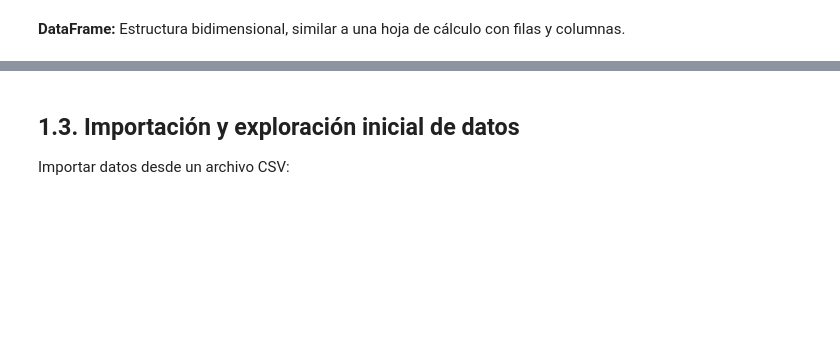
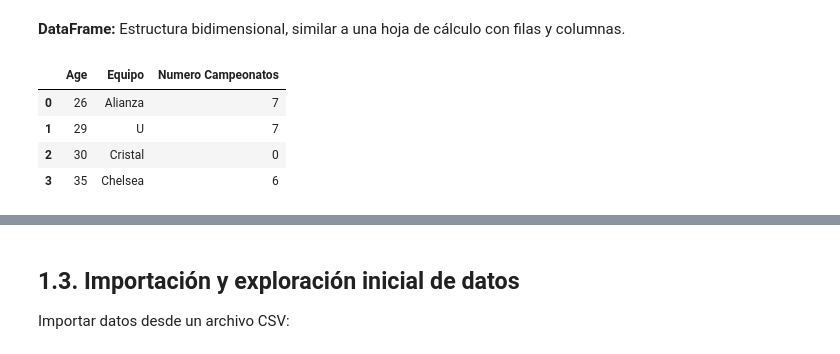
Before and after one commit to RodrigoGuedesDP/Programacion_101, a Jupyter notebook: 01_Introduccion_a_Python/07_Manipulacion_de_datos_con_pandas.ipynb, the cells around one changed output, grey strips where cells are left out. Cells and saved outputs as stored; diff of their text form; code cells hidden in the pictures; blank space fills up the shorter version.

```diff
--- a/01_Introduccion_a_Python/07_Manipulacion_de_datos_con_pandas.ipynb
+++ b/01_Introduccion_a_Python/07_Manipulacion_de_datos_con_pandas.ipynb
@@ -47,6 +69,15 @@ s = pd.Series([1, 3, 5, 7, 9])
 print(s)
 # %% [markdown]
 **DataFrame:** Estructura bidimensional, similar a una hoja de cálculo con filas y columnas.
+# %%
+campeonatos = np.random.randint(0,8, (4,))
+pd.DataFrame({"Age": [26,29,30,35],"Equipo":["Alianza", "U","Cristal", "Chelsea"],"Numero Campeonatos": campeonatos})
+# %% [output]
+|  | Age | Equipo | Numero Campeonatos |
+| 0 | 26 | Alianza | 7 |
+| 1 | 29 | U | 7 |
+| 2 | 30 | Cristal | 0 |
+| 3 | 35 | Chelsea | 6 |
 # %%
 # Crear un DataFrame
 data = {
```
Also changed, not shown: parts of 20 cells of this notebook.
